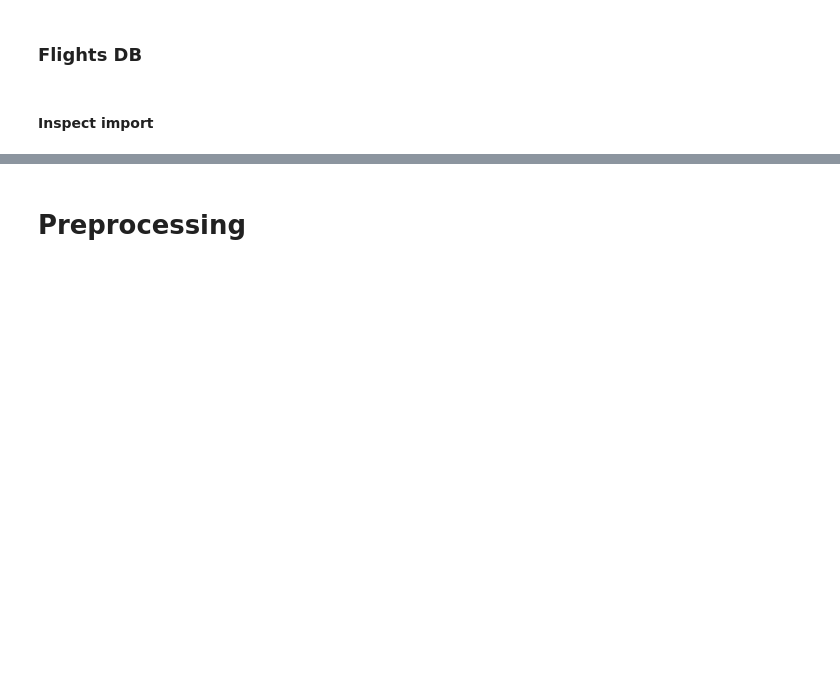
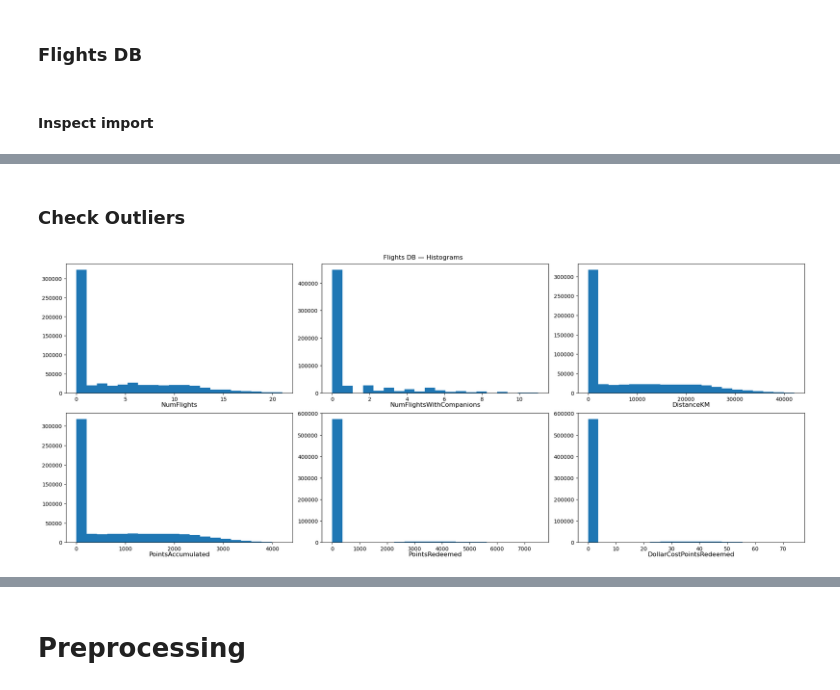
Before and after one commit to lucasdmcax/data_mining, a Jupyter notebook: Group20_EDA_Code.ipynb, the cells around one changed output, grey strips where cells are left out. Saved outputs shown, nothing was run; the diff lists cells and outputs as text; code cells hidden in the pictures; blank space fills up the shorter version.

```diff
--- a/Group20_EDA_Code.ipynb
+++ b/Group20_EDA_Code.ipynb
@@ -167,6 +177,0 @@ for feat in numeric_features:
-# %%
-sns.set()
-
-# select only numerical features
-metric_features = customer_db.select_dtypes(include=["number"]).columns.to_list()
-metric_features
@@ -177,11 +177,0 @@ Histograms
-# %%
-
-fig, axes = plt.subplots(2, math.ceil(len(metric_features) / 2), figsize=(20, 11))
-
-for ax, feat in zip(axes.flatten(), metric_features):
-    ax.hist(customer_db[feat].dropna(), bins=30, color='skyblue', edgecolor='black')
-    ax.set_title(feat, y=-0.13)
-
-plt.suptitle("Customer DB — Numeric Variables' Histograms")
-plt.tight_layout()
-plt.show()
@@ -195,0 +192,23 @@ flights_db.head()
+# %% [markdown]
+### <a id="check-outliers-flight"></a> Check Outliers
+# %%
+numeric_features = [
+    "NumFlights",
+    "NumFlightsWithCompanions",
+    "DistanceKM",
+    "PointsAccumulated",
+    "PointsRedeemed",
+    "DollarCostPointsRedeemed"
+]
+# %%
+
+fig, axes = plt.subplots(2, 3, figsize=(20, 8), constrained_layout=True)
+
+for ax, feat in zip(axes.flatten(), numeric_features):
+    ax.hist(flights_db[feat].dropna(), bins=20)
+    ax.set_title(feat, y=-0.13)
+
+plt.suptitle("Flights DB — Histograms")
+plt.show()
+# %% [output]
+[figure, added]
```
Also changed, not shown: parts of 12 cells of this notebook.
